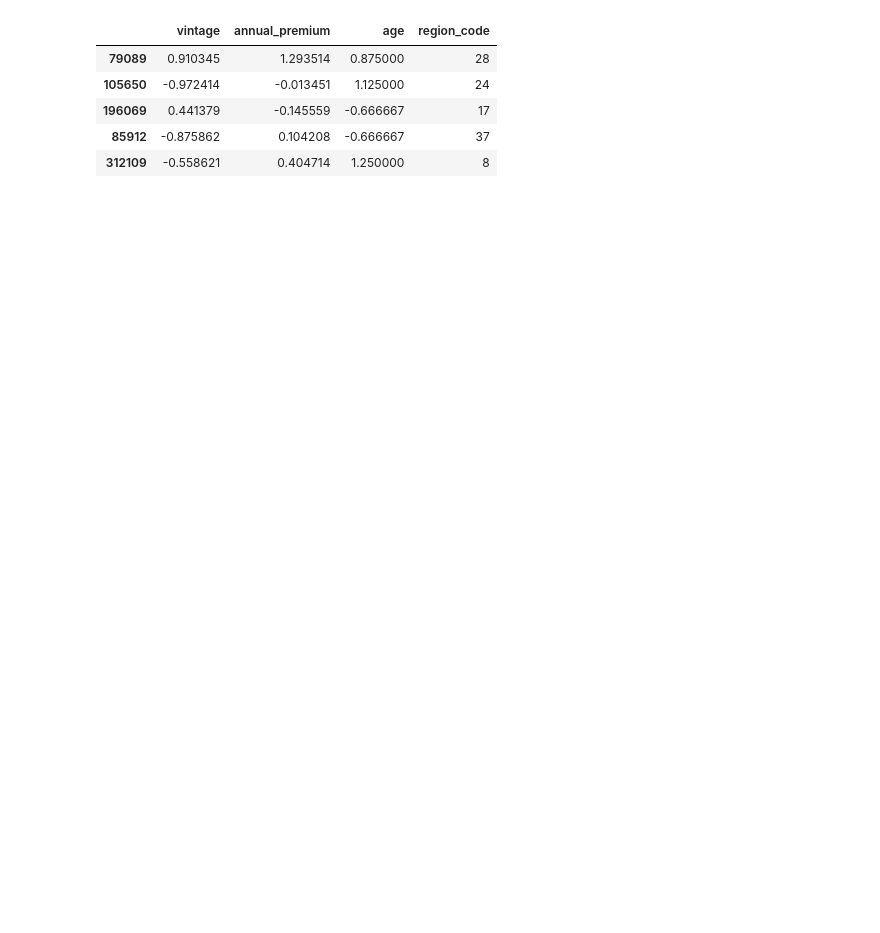
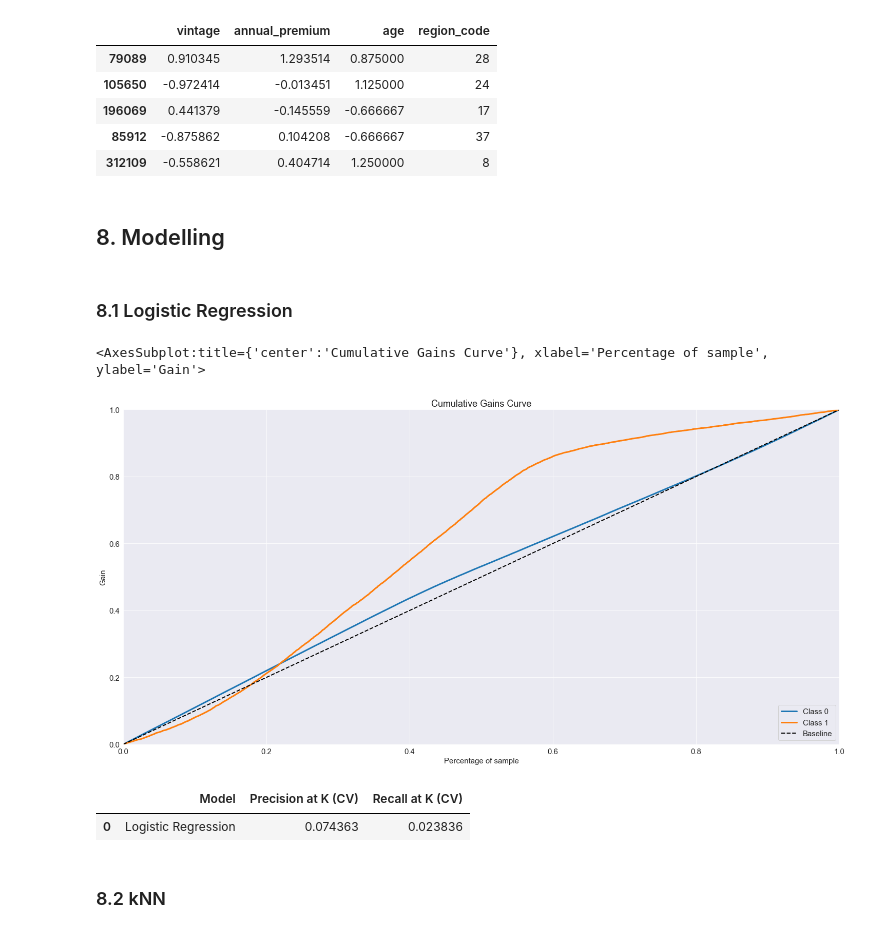
Before and after one commit to andre-ls/insurance-cross-sell, a Jupyter notebook: Code/main_notebook.ipynb, the cells around one changed output. Drawn from its saved outputs; the diff is of its cells as text; code cells hidden in the pictures; blank space fills up the shorter version.

Commit message:
Modelling Comparison Added

```diff
--- a/Code/main_notebook.ipynb
+++ b/Code/main_notebook.ipynb
@@ -387,7 +452,7 @@ No Numerical Feature presented a Normal Distribution, so  Standardization proces
 rs = RobustScaler()
 
 X_train['annual_premium'] = rs.fit_transform(X_train[['annual_premium']].values)
-X_test['annual_premium'] = rs.transform(X_test[['annual_premium']].values)
+X_val['annual_premium'] = rs.transform(X_val[['annual_premium']].values)
 pickle.dump(rs,open('../Parameters/annual_premium_scaler.pkl','wb'))
 # %% [output]
 A value is trying to be set on a copy of a slice from a DataFrame.
@@ -405,11 +470,11 @@ mms = MinMaxScaler()
 
 
 X_train['age'] = rs.fit_transform(X_train[['age']].values)
-X_test['age'] = rs.transform(X_test[['age']].values)
+X_val['age'] = rs.transform(X_val[['age']].values)
 pickle.dump(rs,open('../Parameters/age_scaler.pkl','wb'))
 
 X_train['vintage'] = rs.fit_transform(X_train[['vintage']].values)
-X_test['vintage'] = rs.transform(X_test[['vintage']].values)
+X_val['vintage'] = rs.transform(X_val[['vintage']].values)
 pickle.dump(rs,open('../Parameters/vintage_scaler.pkl','wb'))
 # %% [output]
 A value is trying to be set on a copy of a slice from a DataFrame.
@@ -456,7 +518,7 @@ sns.barplot(y='columns',x='feature_importance',data=feature_importance,orient='h
 # %%
 selected_columns = ['vintage','annual_premium','age','region_code']
 X_train = X_train[selected_columns]
-X_test = X_test[selected_columns]
+X_val = X_val[selected_columns]
 # %%
 X_train.head()
 # %% [output]
@@ -466,3 +528,25 @@ X_train.head()
 | 196069 | 0.441379 | -0.145559 | -0.666667 | 17 |
 | 85912 | -0.875862 | 0.104208 | -0.666667 | 37 |
 | 312109 | -0.558621 | 0.404714 | 1.250000 | 8 |
+# %% [markdown]
+## 8. Modelling
+# %% [markdown]
+### 8.1 Logistic Regression
+# %%
+ls = LogisticRegression()
+
+ls.fit(X_train,y_train)
+yhat_ls = ls.predict_proba(X_val)
+# %%
+skplt.metrics.plot_cumulative_gain(y_val,yhat_ls)
+# %% [output]
+<AxesSubplot:title={'center':'Cumulative Gains Curve'}, xlabel='Percentage of sample', ylabel='Gain'>
+[figure, added]
+# %%
+results_ls = cross_validation(model=ls,model_name='Logistic Regression',folds=5,k=2000,X=X_train,y=y_train)
+results_ls
+# %% [output]
+|  | Model | Precision at K (CV) | Recall at K (CV) |
+| 0 | Logistic Regression | 0.074363 | 0.023836 |
+# %% [markdown]
+### 8.2 kNN
```
Also changed, not shown: parts of 22 cells of this notebook.
